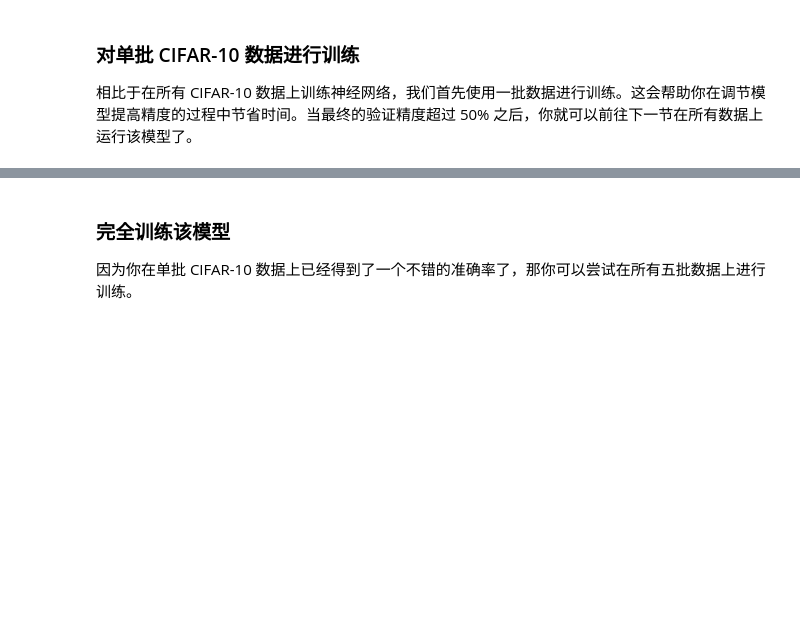
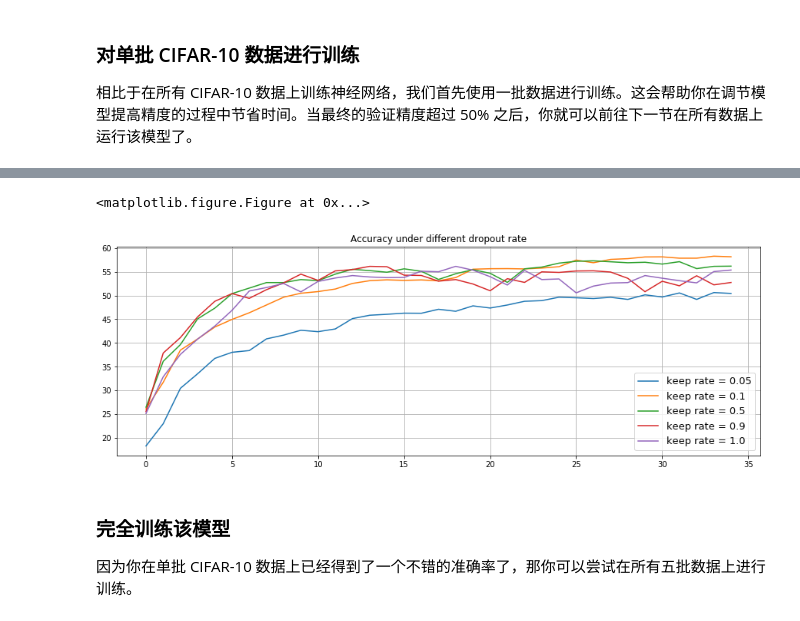
Before and after one commit to mtyylx/MLND, a Jupyter notebook: P5_Image_Classification/image_classification_ZH-CN.ipynb, the cells around one changed output, grey strips where cells are left out. Cells and saved outputs as stored; diff of their text form; code cells hidden in the pictures; blank space fills up the shorter version.

```diff
--- a/P5_Image_Classification/image_classification_ZH-CN.ipynb
+++ b/P5_Image_Classification/image_classification_ZH-CN.ipynb
@@ -690,3 +740,24 @@ Time Spent: 80.81
+# %%
+import matplotlib.pyplot as plt
+idx = np.arange(35)
+res_005 = [18.32,23.0,30.46,33.52,36.76,38.04,38.4,40.86,41.66,42.68,42.38,42.96,45.14,45.84,46.04,46.28,46.26,47.1,46.68,47.82,47.36,48.0,48.78,48.92,49.64,49.52,49.36,49.62,49.18,50.14,49.68,50.54,49.18,50.62,50.44]
+res_01 = [26.12, 31.72, 38.5, 40.84, 43.36, 44.96, 46.36, 48.0, 49.64, 50.48, 50.82, 51.36, 52.54, 53.12, 53.3, 53.18, 53.28, 53.08, 53.78, 55.54, 55.64, 55.66, 55.6, 55.78, 56.06, 57.46, 56.9, 57.6, 57.76, 58.12, 58.14, 57.86, 57.86, 58.28, 58.16]
+res_05 = [26.48,36.14,39.66,45.08,47.34,50.4,51.56,52.72,52.72,53.36,53.12,54.5,55.52,55.24,54.9,55.62,55.1,53.38,54.58,55.44,54.68,52.76,55.62,55.98,56.82,57.2,57.3,57.1,56.9,57.0,56.62,57.12,55.66,56.14,56.18]
+res_09 = [25.56,37.88,41.14,45.5,48.78,50.4,49.4,51.22,52.66,54.5,53.18,55.18,55.46,56.14,56.06,54.28,54.22,53.02,53.36,52.42,51.0,53.54,52.76,54.98,54.86,55.16,55.2,54.94,53.62,50.8,53.0,52.04,54.16,52.24,52.74]
+res_10 = [25.16,32.88,37.6,40.82,43.56,46.88,50.94,51.68,52.52,50.76,52.96,53.68,54.2,53.9,53.76,53.8,55.12,55.0,56.14,55.34,53.96,52.2,55.28,53.36,53.48,50.56,51.98,52.62,52.72,54.2,53.64,53.12,52.66,55.04,55.36]
+plt.figure(figsize=(15,5))
+plt.plot(idx, res_005, label='keep rate = 0.05')
+plt.plot(idx, res_01, label='keep rate = 0.1')
+plt.plot(idx, res_05, label='keep rate = 0.5')
+plt.plot(idx, res_09, label='keep rate = 0.9')
+plt.plot(idx, res_10, label='keep rate = 1.0')   # No dropout
+plt.title("Accuracy under different dropout rate")
+plt.legend(fontsize=13)
+plt.grid(True)
+plt.show()
+# %% [output]
+<matplotlib.figure.Figure at 0x...>
+[figure, added]
 # %% [markdown]
 ### 完全训练该模型
 
```
Also changed, not shown: parts of 19 cells of this notebook, 2 other files.
